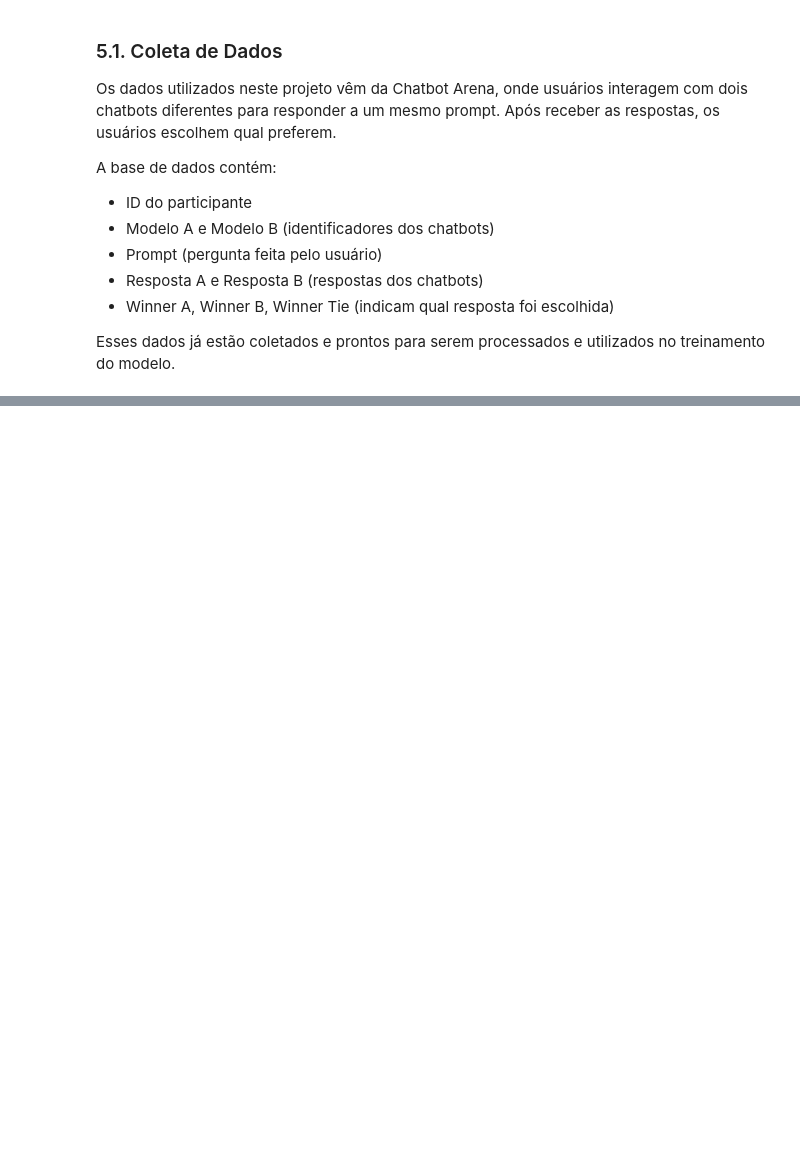
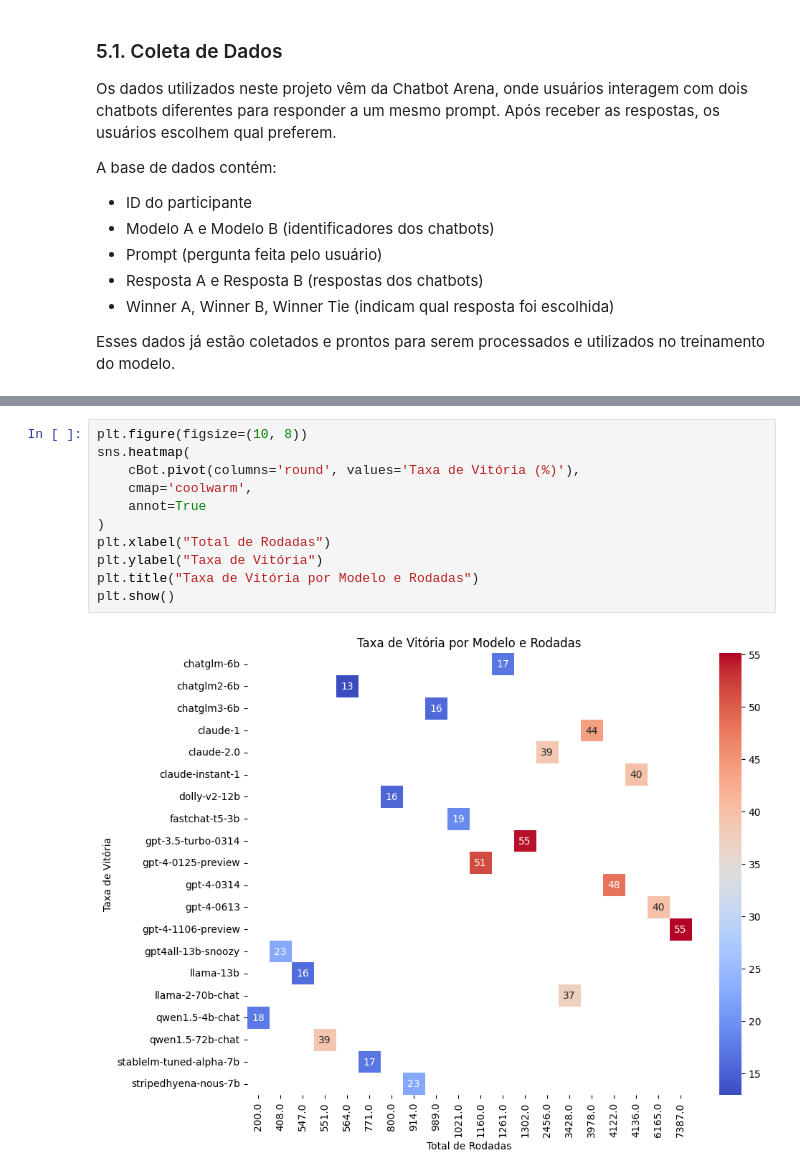
Before and after one commit to RhaianySouza/100dayscss.com, a Jupyter notebook: chatbot-arena-preference-prediction-llms.ipynb, the cells around one changed output, grey strips where cells are left out. Drawn from its saved outputs; the diff is of its cells as text; blank space fills up the shorter version.

```diff
--- a/chatbot-arena-preference-prediction-llms.ipynb
+++ b/chatbot-arena-preference-prediction-llms.ipynb
@@ -169,0 +222,13 @@ from torchvision.transforms import ToTensor
+# %%
+plt.figure(figsize=(10, 8))
+sns.heatmap(
+    cBot.pivot(columns='round', values='Taxa de Vitória (%)'),
+    cmap='coolwarm',
+    annot=True
+)
+plt.xlabel("Total de Rodadas")
+plt.ylabel("Taxa de Vitória")
+plt.title("Taxa de Vitória por Modelo e Rodadas")
+plt.show()
+# %% [output]
+[figure, added]
```
Also changed, not shown: parts of 20 cells of this notebook.
